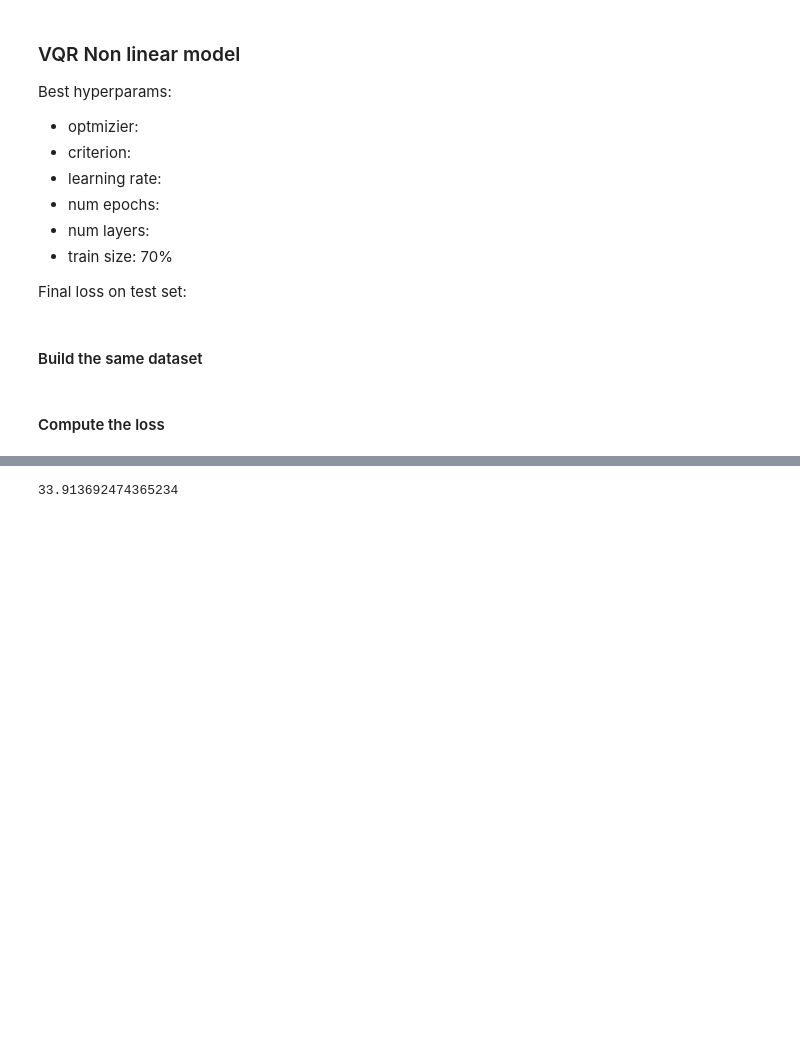
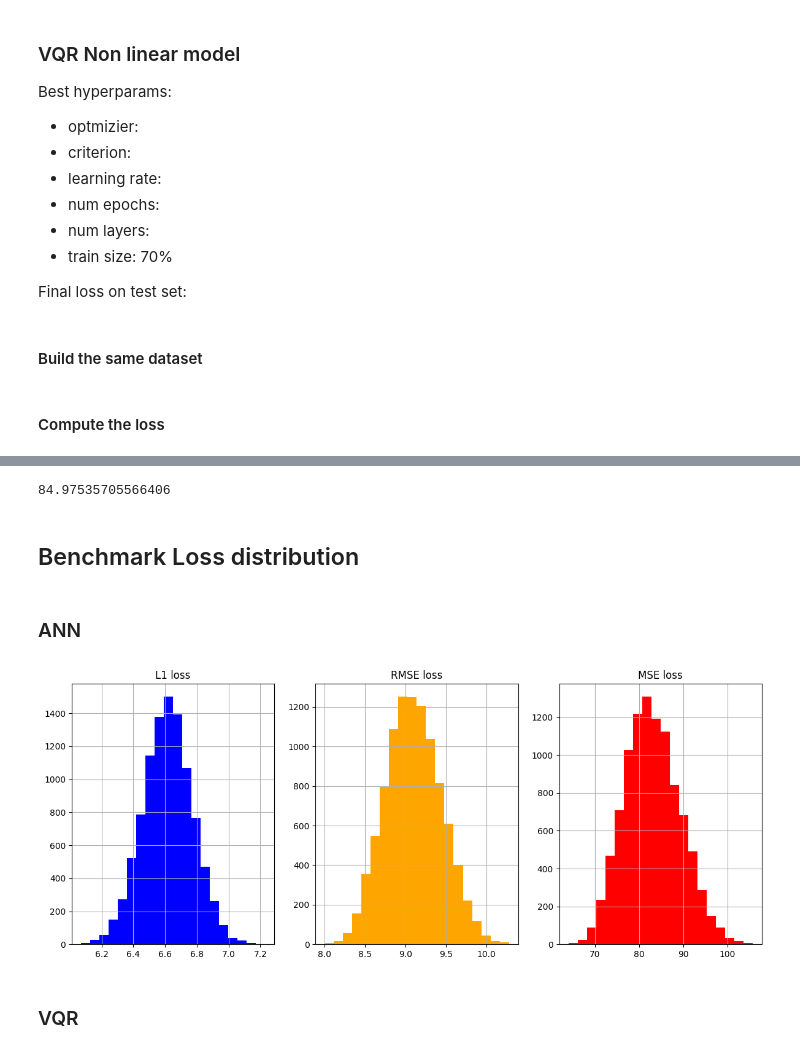
Before and after one commit to lolloberga/quantum_weather_station, a Jupyter notebook: notebooks/5_benchmark_loss.ipynb, the cells around one changed output, grey strips where cells are left out. Drawn from its saved outputs; the diff is of its cells as text; code cells hidden in the pictures; blank space fills up the shorter version.

Commit message:
add: build PMF of benchmark

```diff
--- a/notebooks/5_benchmark_loss.ipynb
+++ b/notebooks/5_benchmark_loss.ipynb
@@ -52,7 +53,7 @@ Best hyperparams:
 Final loss on test set:
 # %%
 # Define best hyperparams for LSTM
-TRAIN_SIZE      = 0.75
+TRAIN_SIZE      = 0.15
 CRITERION_L1    = nn.L1Loss()
 CRITERION_RMSE  = RMSELoss()
 CRITERION_MSE  = nn.MSELoss()
@@ -86,4 +87,51 @@ CRITERION_RMSE(torch.from_numpy(X_test.astype(np.float32)), torch.from_numpy(y_t
 # %%
 CRITERION_MSE(torch.from_numpy(X_test.astype(np.float32)), torch.from_numpy(y_test.astype(np.float32))).item()
 # %% [output]
-33.913692474365234
+84.97535705566406
+# %% [markdown]
+## Benchmark Loss distribution
+# %% [markdown]
+### ANN
+# %%
+TRAIN_SIZE      = 0.70
+df_sensors = pd.read_csv('../resources/dataset/unique_timeseries_by_median_hours.csv')
+df_sensors.timestamp = pd.to_datetime(df_sensors.timestamp)
+df_sensors.timestamp += pd.Timedelta(hours=1)
+df_arpa = DatasetUtils.build_arpa_dataset('../resources/dataset/arpa/Dati PM10_PM2.5_2020-2022.csv', '../resources/dataset/arpa/Torino-Rubino_Polveri-sottili_2023-01-01_2023-06-30.csv', START_DATE_BOARD, END_DATE_BOARD)
+
+df = df_sensors.merge(df_arpa, left_on=['timestamp'], right_on=['timestamp'])
+df.rename(columns={"data": "x", "pm25": "y"}, inplace=True)
+# Slide ARPA data 1 hour plus
+df['y'] = DatasetUtils.slide_plus_1hours(df['y'], df['x'][0])
+X = df.x.values
+y = df.y.values
+# %%
+l1_loss = []
+rmse_loss = []
+mse_loss = []
+for i in range(0, 10000):
+    _, X_test, _, y_test = train_test_split(X, y, train_size=TRAIN_SIZE, shuffle=True)
+    l1 = CRITERION_L1(torch.from_numpy(X_test.astype(np.float32)), torch.from_numpy(y_test.astype(np.float32))).item()
+    rmse = CRITERION_RMSE(torch.from_numpy(X_test.astype(np.float32)), torch.from_numpy(y_test.astype(np.float32))).item()
+    mse = CRITERION_MSE(torch.from_numpy(X_test.astype(np.float32)), torch.from_numpy(y_test.astype(np.float32))).item()
+    l1_loss.append(l1)
+    rmse_loss.append(rmse)
+    mse_loss.append(mse)
+df_benchmark_distribution = pd.DataFrame(columns=['l1', 'rmse', 'mse'])
+df_benchmark_distribution['l1'] = l1_loss
+df_benchmark_distribution['rmse'] = rmse_loss
+df_benchmark_distribution['mse'] = mse_loss
+# %%
+fig, ax = plt.subplots(1, 3, figsize=(12, 5))
+df_benchmark_distribution['l1'].hist(bins=20, ax=ax[0], color='blue')
+df_benchmark_distribution['rmse'].hist(bins=20, ax=ax[1], color='orange')
+df_benchmark_distribution['mse'].hist(bins=20, ax=ax[2], color='red')
+ax[0].set_title('L1 loss')
+ax[1].set_title('RMSE loss')
+ax[2].set_title('MSE loss')
+fig.tight_layout()
+plt.show()
+# %% [output]
+[figure, added]
+# %% [markdown]
+### VQR
```
Also changed, not shown: parts of 15 cells of this notebook.
